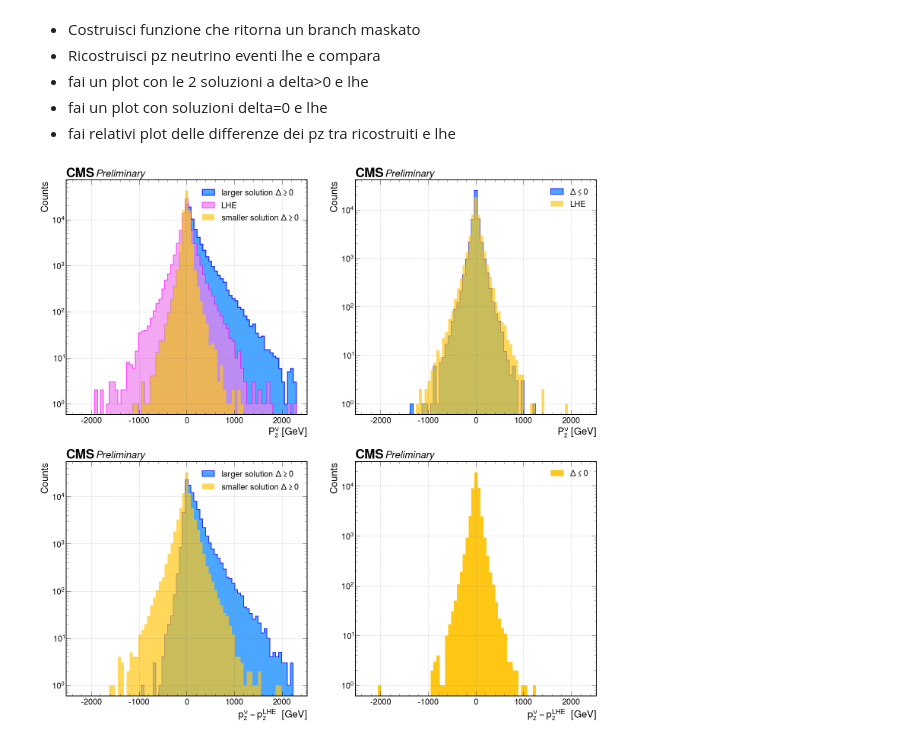
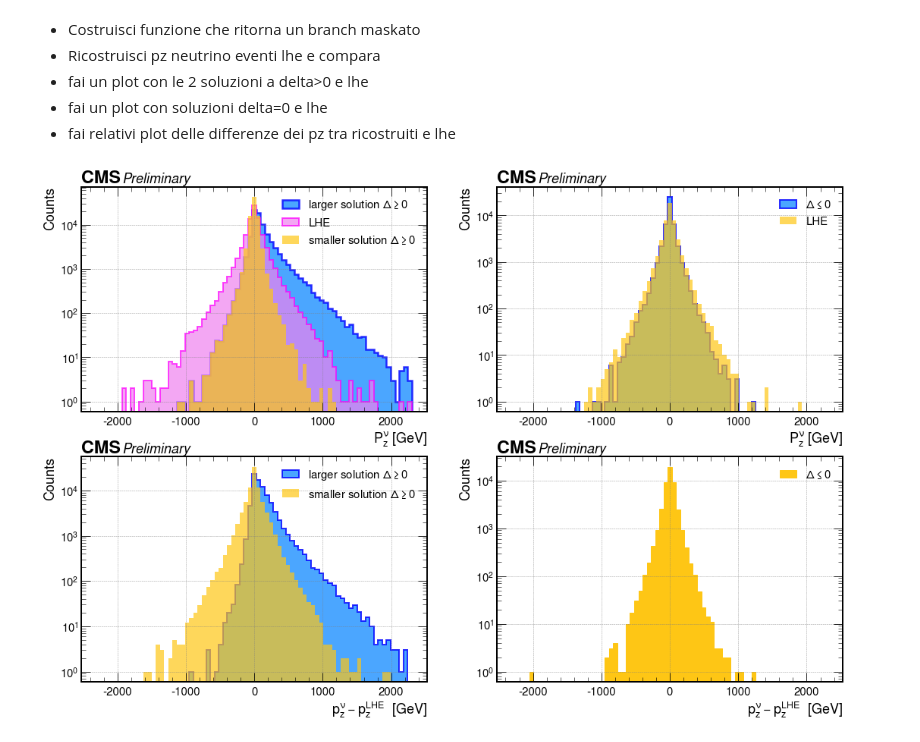
Before and after one commit to pviscone/Vcb_ditopDecay, a Jupyter notebook: tasks/Muons/ranking/neutrino_reco.ipynb, the cells around one changed output. Saved outputs shown, nothing was run; the diff lists cells and outputs as text; code cells hidden in the pictures.

```diff
--- a/tasks/Muons/ranking/neutrino_reco.ipynb
+++ b/tasks/Muons/ranking/neutrino_reco.ipynb
@@ -161,7 +163,8 @@ nu_pz_LHE = nu_pt_LHE*np.sinh(nu_eta_LHE)
 nu_pz_LHE_good = nu_pz_LHE[nu_pz[2]]
 nu_pz_LHE_bad = nu_pz_LHE[~nu_pz[2]]
 # %%
-plt.figure(figsize=(25,25))
+plt.figure(figsize=(18, 12))
+mpl.rc("font", size=18)
 plt.subplot(2,2,1)
 
 plt.hist(nu_pz_good_high, bins=75, alpha=0.8,
@@ -196,32 +199,32 @@ plt.grid(color="grey", linestyle="--", linewidth=0.5)
 
 plt.subplot(2, 2, 2)
 
 plt.hist(nu_pz_bad, bins=75, alpha=0.8,
          label=r"$\Delta \leq 0  $", range=(-2300, 2300), color="dodgerblue", edgecolor='blue', histtype="stepfilled", linewidth=2)
 
 plt.hist(nu_pz_LHE_bad, bins=75, alpha=0.7,
          label=r"LHE", range=(-2300, 2300), color=mcolors.XKCD_COLORS["xkcd:golden yellow"], histtype="stepfilled", linewidth=0, edgecolor=mcolors.XKCD_COLORS["xkcd:golden yellow"])
 
 plt.legend()
 plt.xlabel(r"$P_z^{\nu}$ [GeV]")
 plt.ylabel("Counts")
 hep.cms.text("Preliminary")
 plt.yscale("log")
 plt.grid(color="grey", linestyle="--", linewidth=0.5)
 
 
 plt.subplot(2, 2, 4)
 
 
 plt.hist(nu_pz_bad-nu_pz_LHE_bad, bins=75, alpha=1,
          label=r"$\Delta \leq 0$", range=(-2300, 2300), color=mcolors.XKCD_COLORS["xkcd:golden yellow"], histtype="stepfilled", linewidth=1, edgecolor=mcolors.XKCD_COLORS["xkcd:golden yellow"])
 
 plt.legend()
 plt.xlabel(r"$p_z^{\nu}-p_z^{LHE}$  [GeV]")
 plt.ylabel("Counts")
 hep.cms.text("Preliminary")
 plt.yscale("log")
 plt.grid(color="grey", linestyle="--", linewidth=0.5)
 # %% [output]
-[figure, old version]
+[figure, new version]
 # %%
```
Also changed, not shown: parts of 5 cells of this notebook.
